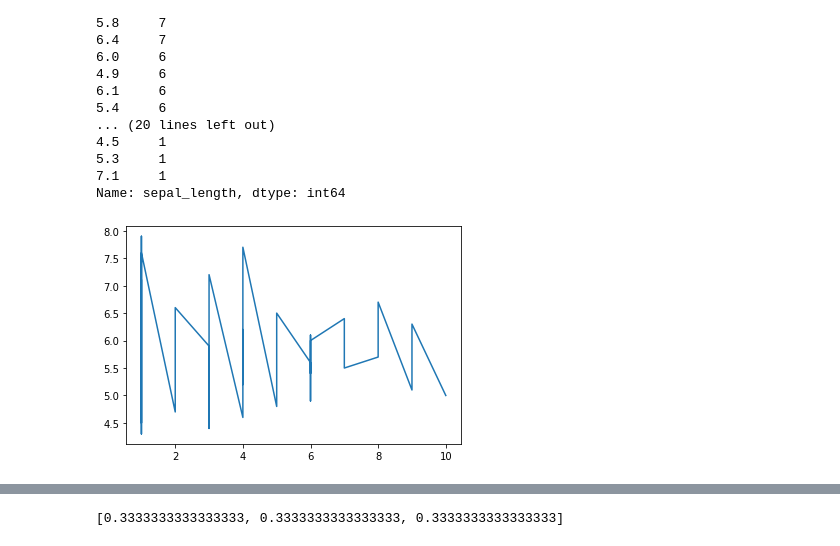
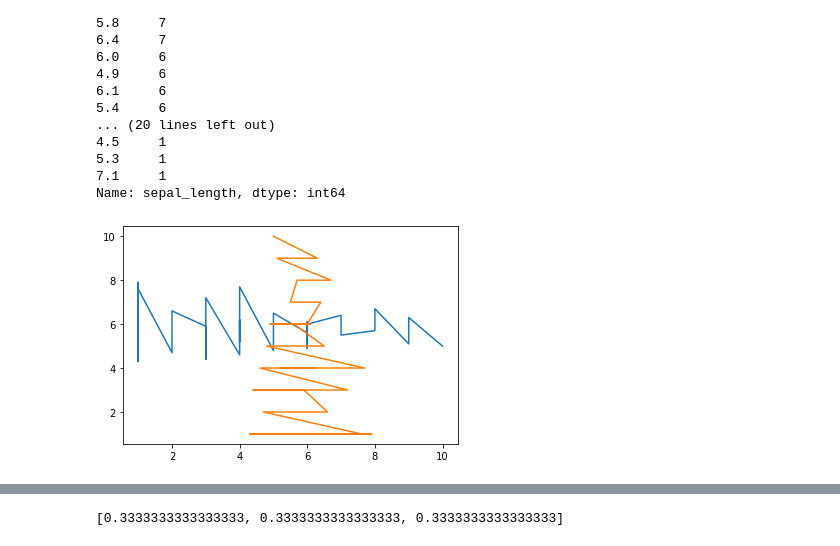
Before and after one commit to edwardsrk/Visualizations, a Jupyter notebook: Visualizations.ipynb, the cells around one changed output, grey strips where cells are left out. Drawn from its saved outputs; the diff is of its cells as text; code cells hidden in the pictures.

```diff
--- a/Visualizations.ipynb
+++ b/Visualizations.ipynb
@@ -11,7 +11,7 @@ from PIL import Image
 from wordcloud import WordCloud, STOPWORDS, ImageColorGenerator
 from statsmodels.graphics.mosaicplot import mosaic
 # %%
-iris = pd.read_csv('IRIS.csv')
+iris = pd.read_csv('IRIS.csv')name
 # %%
 iris.head()
 # %% [output]
@@ -102,5 +106,6 @@ iris.sepal_length.value_counts()
 Name: sepal_length, dtype: int64
 # %%
 plt.plot(height, x);
+plt.plot(x, height);
 # %% [output]
-[figure, old version]
+[figure, new version]
```
Also changed, not shown: parts of 7 cells of this notebook.
